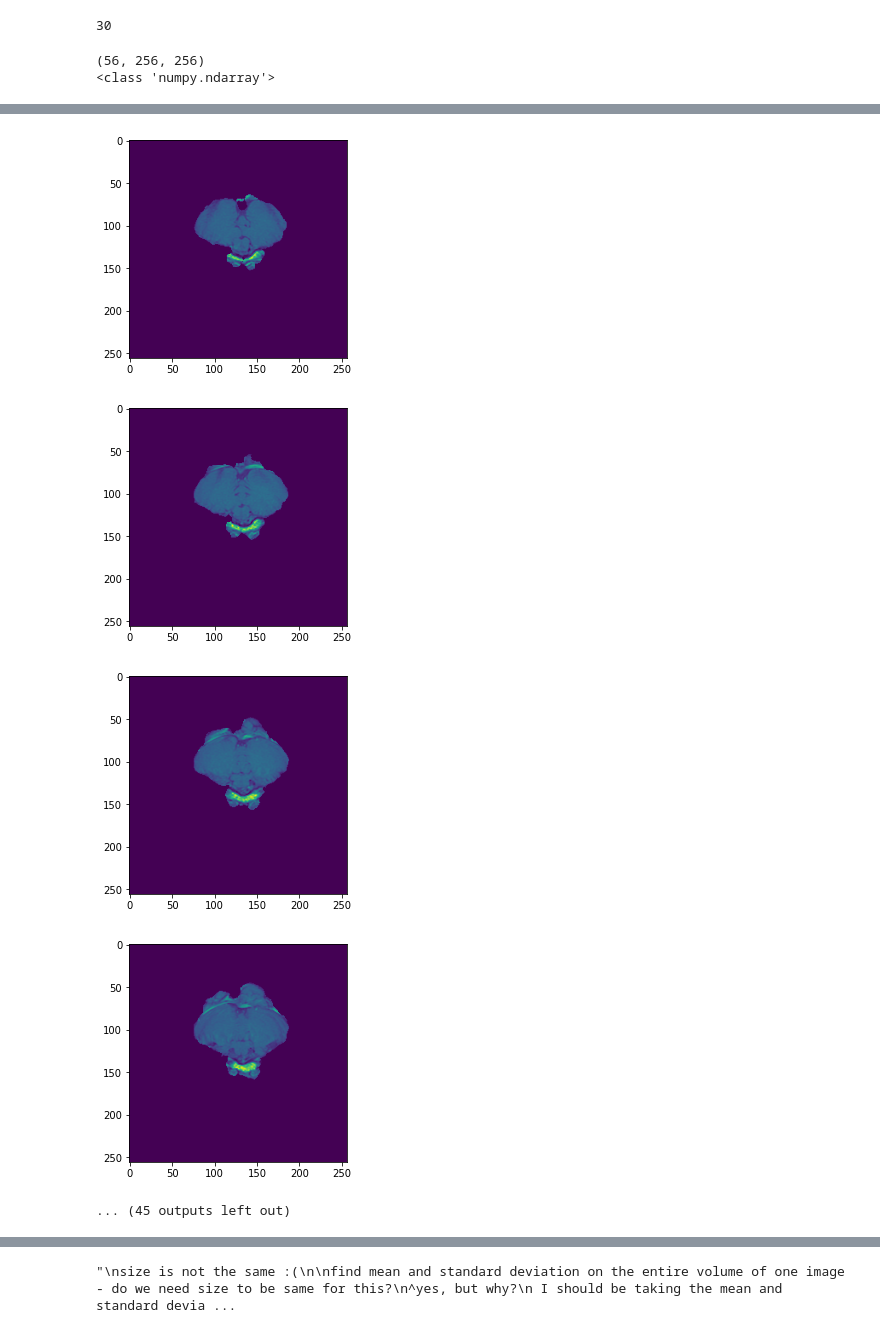
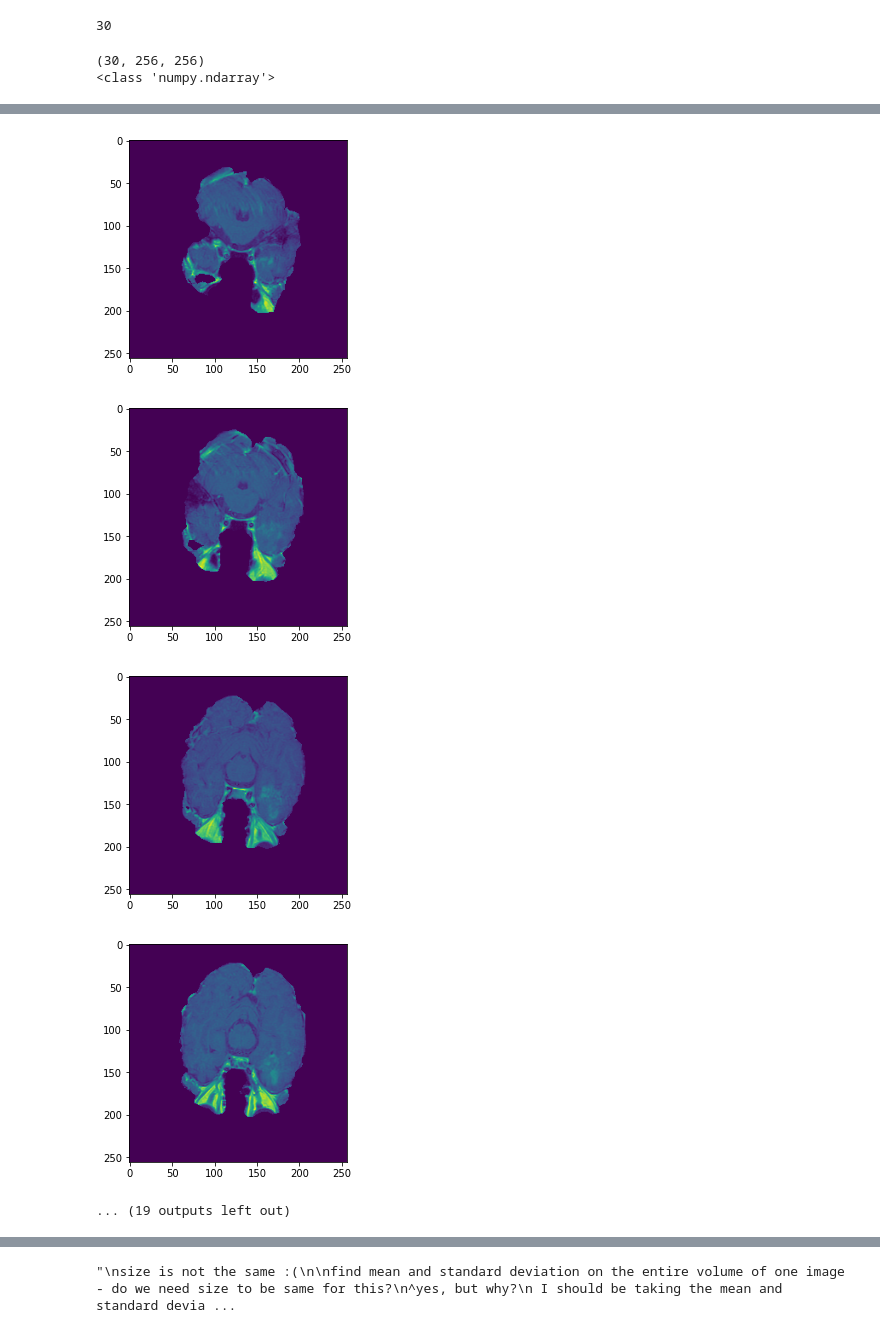
Before and after one commit to shizacharania/Brain-Tumour-Grading, a Jupyter notebook: TumourGrading.ipynb, the cells around one changed output, grey strips where cells are left out. Saved outputs shown, nothing was run; the diff lists cells and outputs as text; code cells hidden in the pictures.

```diff
--- a/TumourGrading.ipynb
+++ b/TumourGrading.ipynb
@@ -132,7 +135,7 @@ print(len(img_nparrays))
 import matplotlib.pyplot as plt
 import numpy as np
 
-testing_img = img_nparrays[4]
+testing_img = img_nparrays[5]
 print(testing_img.shape)
 print(type(testing_img))
 
@@ -146,5 +149,5 @@ for i in range(testing_img.shape[0]):
 
 # print(testing_img[2, :, :].shape)
 # %% [output]
-(56, 256, 256)
+(30, 256, 256)
 <class 'numpy.ndarray'>
@@ -158,7 +161,7 @@ for i in range(testing_img.shape[0]):
-[figure, old version]
+[figure, new version]
-[figure, old version]
+[figure, new version]
-[figure, old version]
+[figure, new version]
-[figure, old version]
+[figure, new version]
-... (45 outputs left out)
+... (19 outputs left out)
 # %%
 count = 0
```
Also changed, not shown: parts of 24 cells of this notebook.
